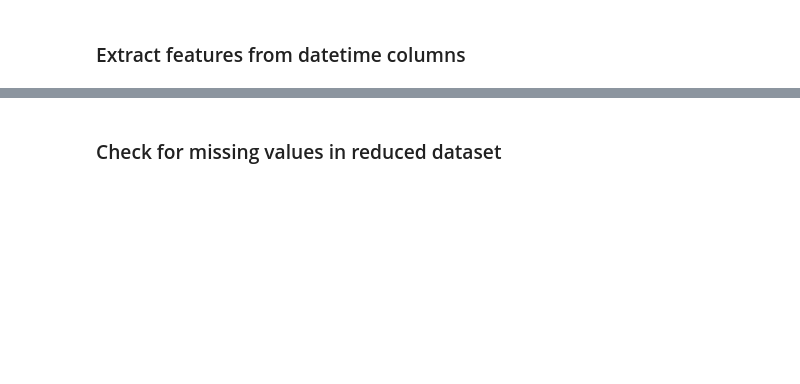
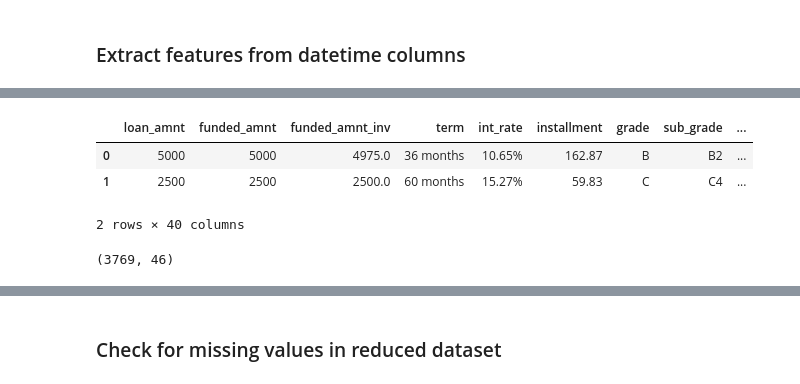
Before and after one commit to Shrutiba/iisc_cds, a Jupyter notebook: M2_AST_07_Catboost_XGBoost_LightGBM_A.ipynb, the cells around one changed output, grey strips where cells are left out. Cells and saved outputs as stored; diff of their text form; code cells hidden in the pictures; blank space fills up the shorter version.

```diff
--- a/M2_AST_07_Catboost_XGBoost_LightGBM_A.ipynb
+++ b/M2_AST_07_Catboost_XGBoost_LightGBM_A.ipynb
@@ -429,6 +452,12 @@ dfloan_select.head(1)
 # %%
 # Checking the new datetime columns
 # YOUR CODE HERE
+dfloan_select.head(2)
+# %% [output]
+|  | loan_amnt | funded_amnt | funded_amnt_inv | term | int_rate | installment | grade | sub_grade | ... |
+| 0 | 5000 | 5000 | 4975.0 | 36 months | 10.65% | 162.87 | B | B2 | ... |
+| 1 | 2500 | 2500 | 2500.0 | 60 months | 15.27% | 59.83 | C | C4 | ... |
+2 rows × 40 columns
 # %%
 # Considering only year of joining for 'earliest_cr_line' column
 # YOUR CODE HERE
@@ -438,6 +473,9 @@ dfloan_select.head(1)
 # %%
 # Feature extraction
 # YOUR CODE HERE
+dfloan_select.shape
+# %% [output]
+(3769, 46)
 # %%
 # Dropping the original features to avoid data redundancy
 # YOUR CODE HERE
```
Also changed, not shown: parts of 15 cells of this notebook.
